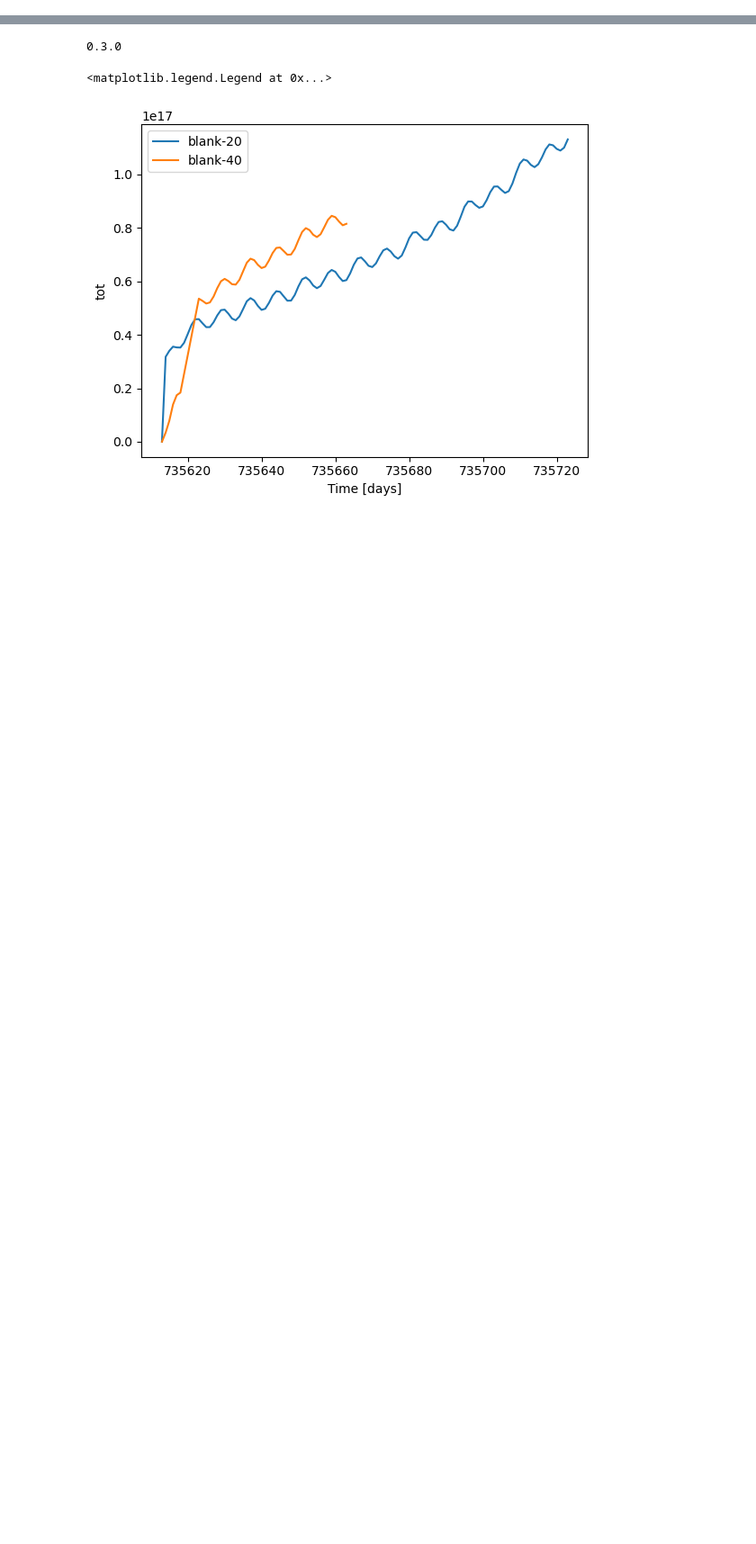
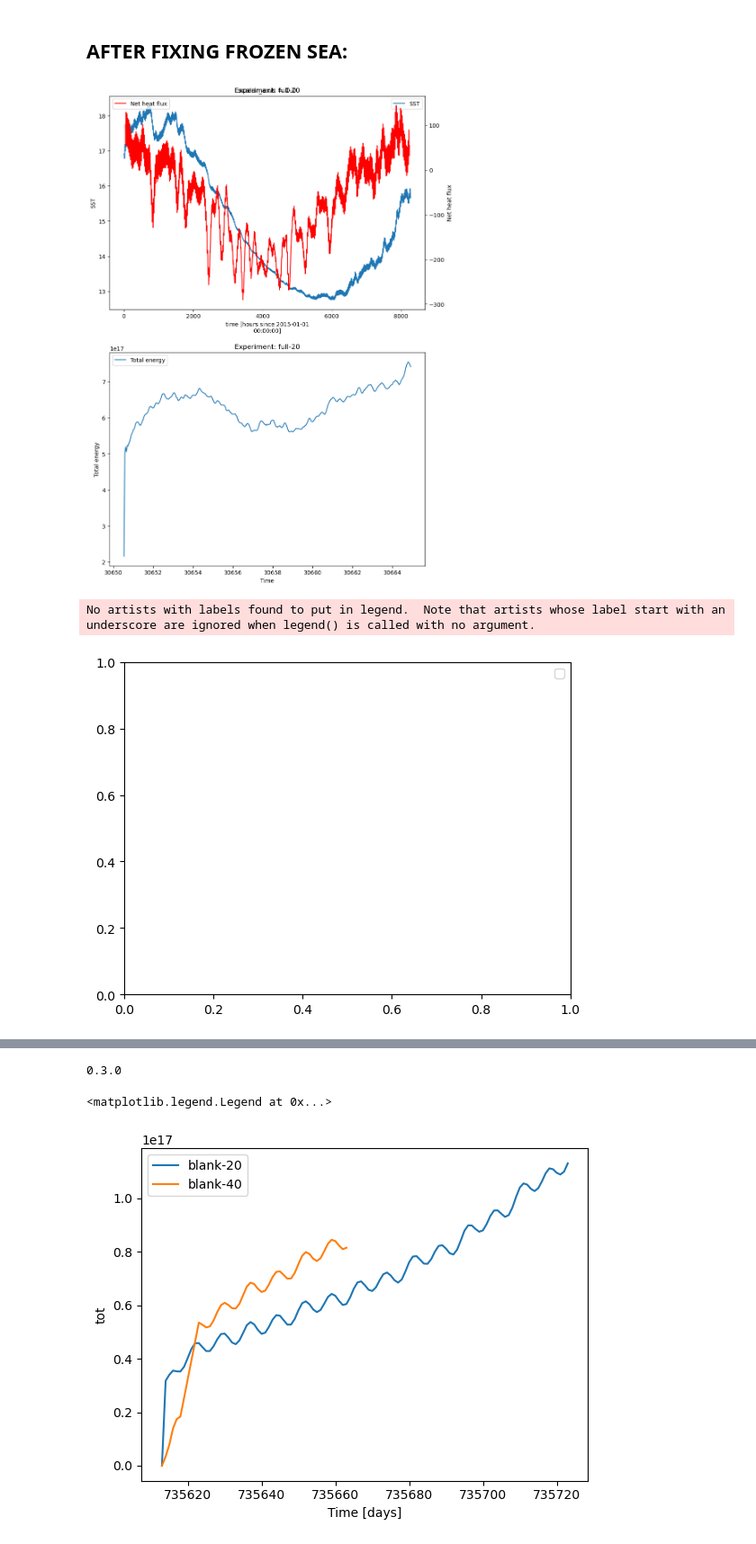
Before and after one commit to ashjbarnes/tasman-tides, a Jupyter notebook: notebooks/analysis/plot_spinup.ipynb, the cells around one changed output, grey strips where cells are left out. Shown at 90% size. Drawn from its saved outputs; the diff is of its cells as text; code cells hidden in the pictures; blank space fills up the shorter version.

```diff
--- a/notebooks/analysis/plot_spinup.ipynb
+++ b/notebooks/analysis/plot_spinup.ipynb
@@ -48,0 +62,54 @@ for i in expts:
+# %% [markdown]
+## AFTER FIXING FROZEN SEA:
+# %%
+stats = {}
+expts = ["full-20"]
+for i in expts:
+    try:
+        temp = xr.open_mfdataset(
+            [str(j) for j in (Path("/g/data/nm03/ab8992/outputs") / i).glob("output*/ocean_stats.nc")],decode_times = False
+        )
+        temp = temp.assign_coords({"Time":temp.Time/24})
+        surface_flux = xr.open_mfdataset(
+            [str(j) for j in (Path("/g/data/nm03/ab8992/outputs") / i).glob("output*/surface.nc")],decode_times = False
+        )[["net_heat_surface_ga","sst_global"]]
+
+        stats[i]  = xr.Dataset(
+            {
+                "KE": temp.KE.sum("Layer"),
+                "PE": temp.APE.sum("Interface"),
+                "tot": temp.KE.sum("Layer") + temp.APE.sum("Interface"),
+                "net_heat": surface_flux.net_heat_surface_ga,
+                "sst": surface_flux.sst_global
+            }
+        )
+        # Modify Time coordinate of stats[i]
+
+
+        # stats[i].coords["Time"][:].values -= 735600
+    except Exception as e:
+        print(i)
+        print(e)
+        pass
+for i in expts:
+    fig, ax = plt.subplots(2,figsize = (10,15))
+    ax2 = ax[0].twinx()
+    stats[i].tot.plot(ax=ax[1], label="Total energy")
+    stats[i].net_heat.rolling(time=14, center=True).mean().plot(ax=ax2, label="Net heat flux",color = "red")
+    stats[i].sst.plot(ax=ax[0], label="SST")
+
+    ax[1].set_ylabel("Total energy")
+    ax2.set_ylabel("Net heat flux")
+    ax[0].set_ylabel("SST")
+
+    ax[1].legend()
+    ax2.legend()
+    ax[0].legend()
+    ax[0].set_title("Experiment: " + i)
+    ax[1].set_title("Experiment: " + i)
+    plt.show()
+    plt.legend()
+# %% [output]
+[figure, added]
+No artists with labels found to put in legend.  Note that artists whose label start with an underscore are ignored when legend() is called with no argument.
+[figure, added]
```
Also changed, not shown: parts of 9 cells of this notebook, 15 other files.
